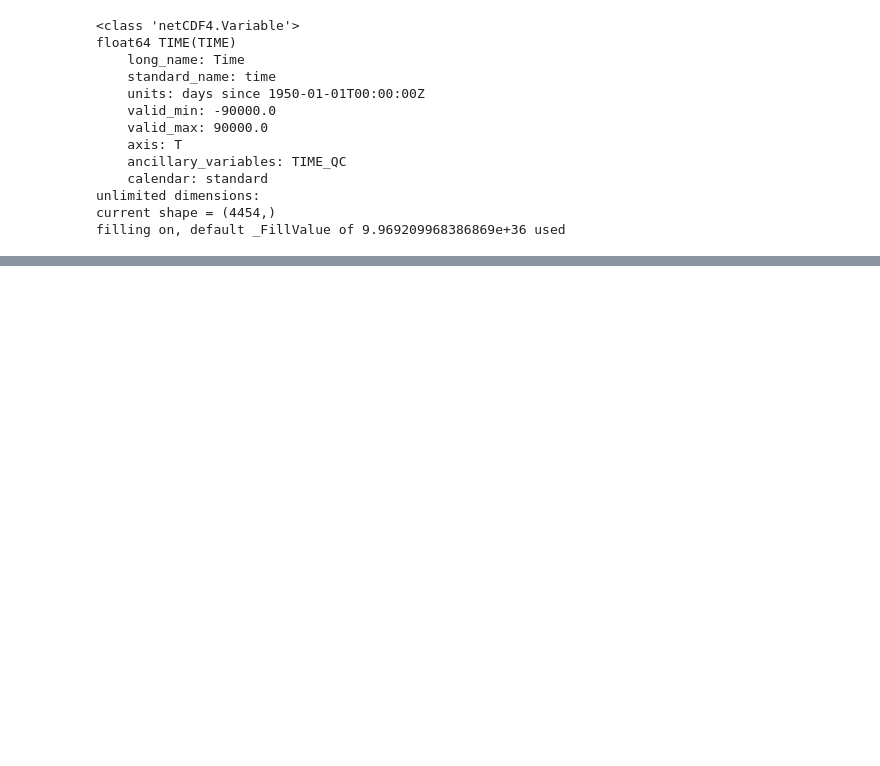
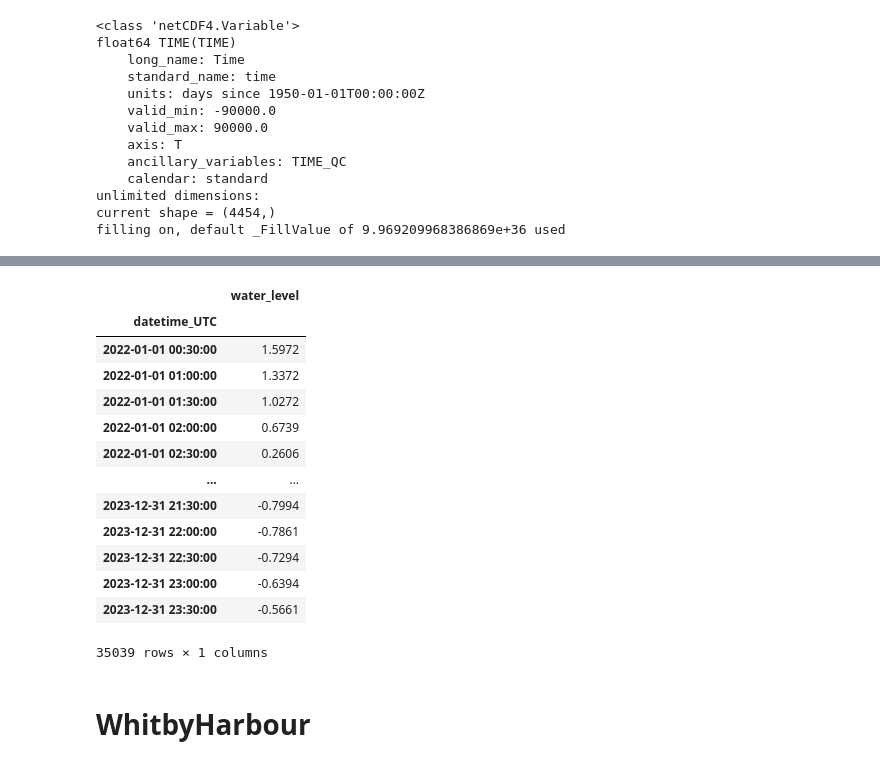
Before and after one commit to DHI/WaterBench-MIKE21HD-SouthernNorthSea, a Jupyter notebook: .preprocessing/preprocess_wl_stations.ipynb, the cells around one changed output, grey strips where cells are left out. Drawn from its saved outputs; the diff is of its cells as text; code cells hidden in the pictures; blank space fills up the shorter version.

```diff
--- a/.preprocessing/preprocess_wl_stations.ipynb
+++ b/.preprocessing/preprocess_wl_stations.ipynb
@@ -823,0 +988,8 @@ locations_all["station"].values.tolist()
+# %%
+obs_fldr = "raw_data/CMEMS/"
+# Collect observation directories in list
+obs_dir = [f"{obs_fldr}NO_TS_TG_WestkapelleTG.nc"]
+
+ds = nc.Dataset(obs_dir[0])
+ds.variables.keys()
+ds["SLEV"]
@@ -823,0 +1014,20 @@ locations_all["station"].values.tolist()
+# %%
+all_wl_rollmean,all_wl = load_and_save_CMEMS_data(obs_dir,"Westkapelle")
+all_wl_rollmean
+# %% [output]
+|  | water_level |
+| datetime_UTC |  |
+| 2022-01-01 00:30:00 | 1.5972 |
+| 2022-01-01 01:00:00 | 1.3372 |
+| 2022-01-01 01:30:00 | 1.0272 |
+| 2022-01-01 02:00:00 | 0.6739 |
+| 2022-01-01 02:30:00 | 0.2606 |
+| ... | ... |
+| 2023-12-31 21:30:00 | -0.7994 |
+| 2023-12-31 22:00:00 | -0.7861 |
+| 2023-12-31 22:30:00 | -0.7294 |
+| 2023-12-31 23:00:00 | -0.6394 |
+| 2023-12-31 23:30:00 | -0.5661 |
+35039 rows × 1 columns
+# %% [markdown]
+# WhitbyHarbour
```
Also changed, not shown: parts of 31 cells of this notebook, 30 other files.
